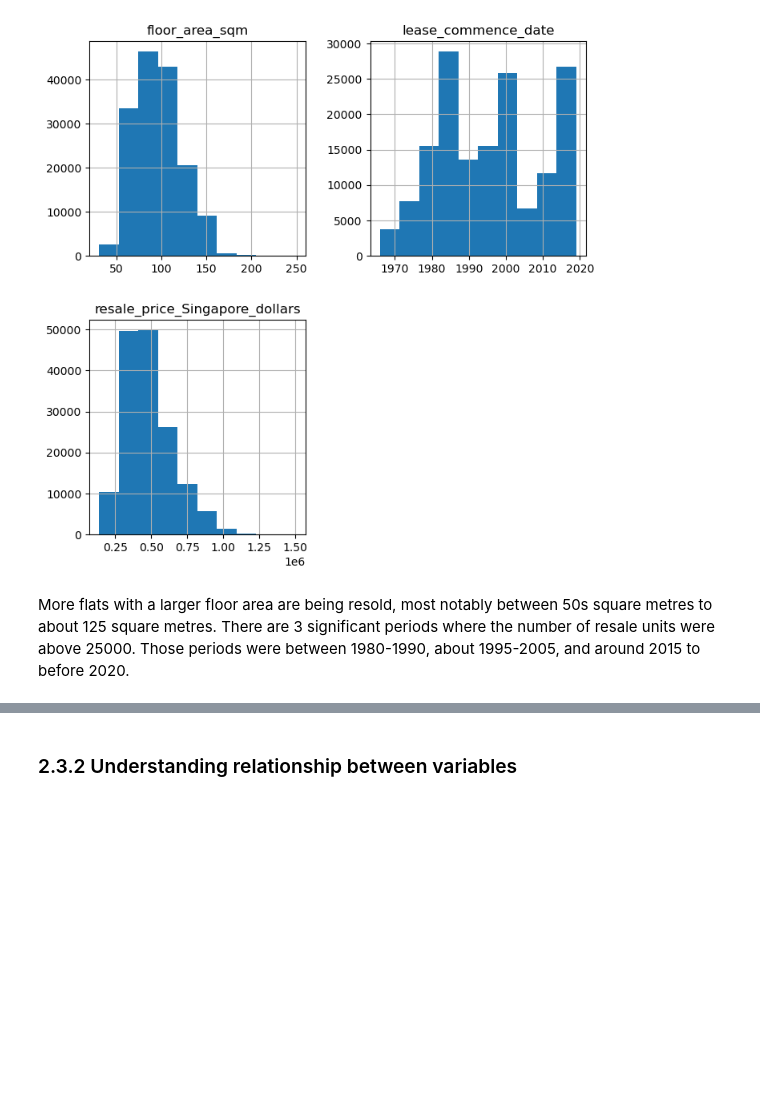
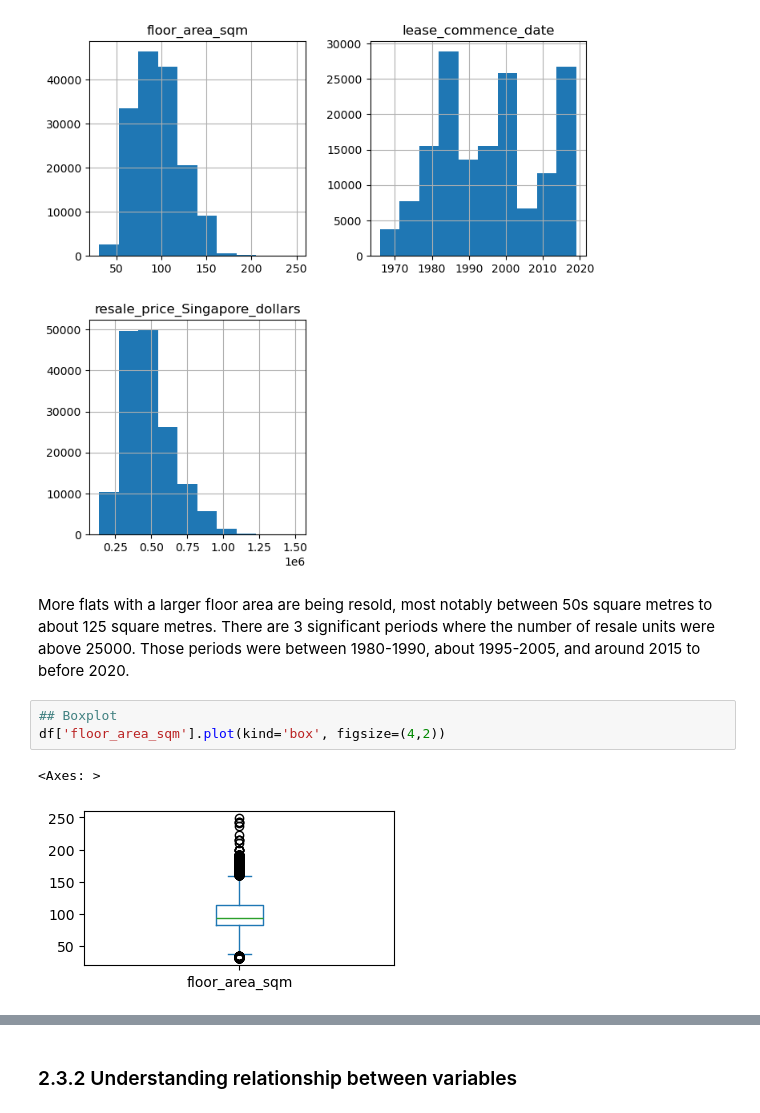
Before and after one commit to gesvda/mldp-project, a Jupyter notebook: MLDP Program Codes Submission Template.ipynb, the cells around one changed output, grey strips where cells are left out. Saved outputs shown, nothing was run; the diff lists cells and outputs as text; blank space fills up the shorter version.

```diff
--- a/MLDP Program Codes Submission Template.ipynb
+++ b/MLDP Program Codes Submission Template.ipynb
@@ -142,3 +142,9 @@ plt.show()
 # %% [markdown]
 More flats with a larger floor area are being resold, most notably between 50s square metres to about 125 square metres.
 There are 3 significant periods where the number of resale units were above 25000. Those periods were between 1980-1990, about 1995-2005, and around 2015 to before 2020.
+# %%
+## Boxplot
+df['floor_area_sqm'].plot(kind='box', figsize=(4,2))
+# %% [output]
+<Axes: >
+[figure, added]
```
Also changed, not shown: parts of 8 cells of this notebook.
